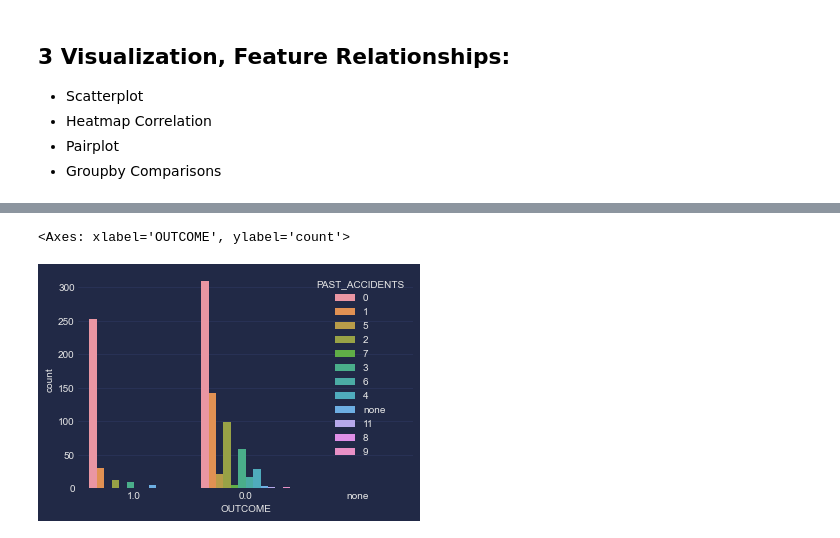
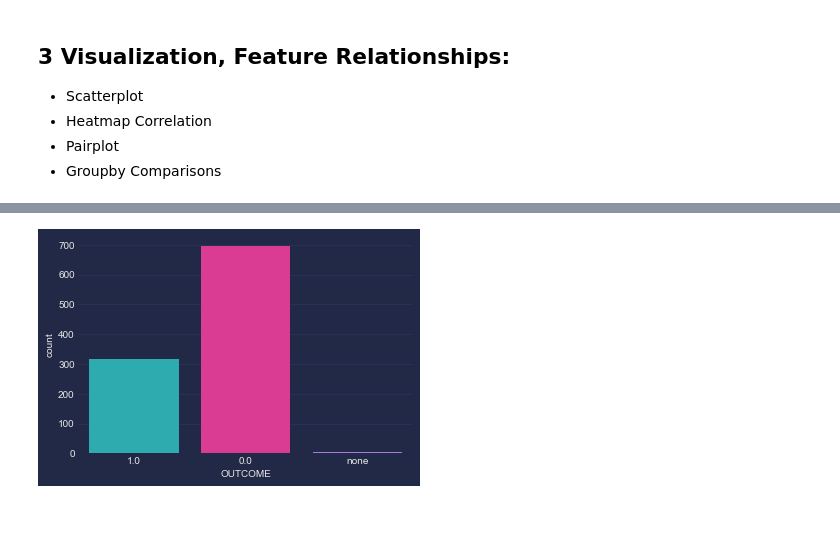
Before and after one commit to cr1msonn/DS_Camp23, a Jupyter notebook: homework/visualization homework/EDA.ipynb, the cells around one changed output, grey strips where cells are left out. Drawn from its saved outputs; the diff is of its cells as text; code cells hidden in the pictures.

```diff
--- a/homework/visualization homework/EDA.ipynb
+++ b/homework/visualization homework/EDA.ipynb
@@ -195,5 +164,4 @@ sns.countplot(ax = axes [1][4], data = df, x = "VEHICLE_TYPE", hue = "OUTCOME")
 # %%
-sns.countplot(data = missing_credit_score, x = "OUTCOME", hue = " ")
+ax = sns.countplot(data = missing_credit_score, x = "OUTCOME")
 # %% [output]
-<Axes: xlabel='OUTCOME', ylabel='count'>
-[figure, old version]
+[figure, new version]
```
Also changed, not shown: parts of 20 cells of this notebook.
